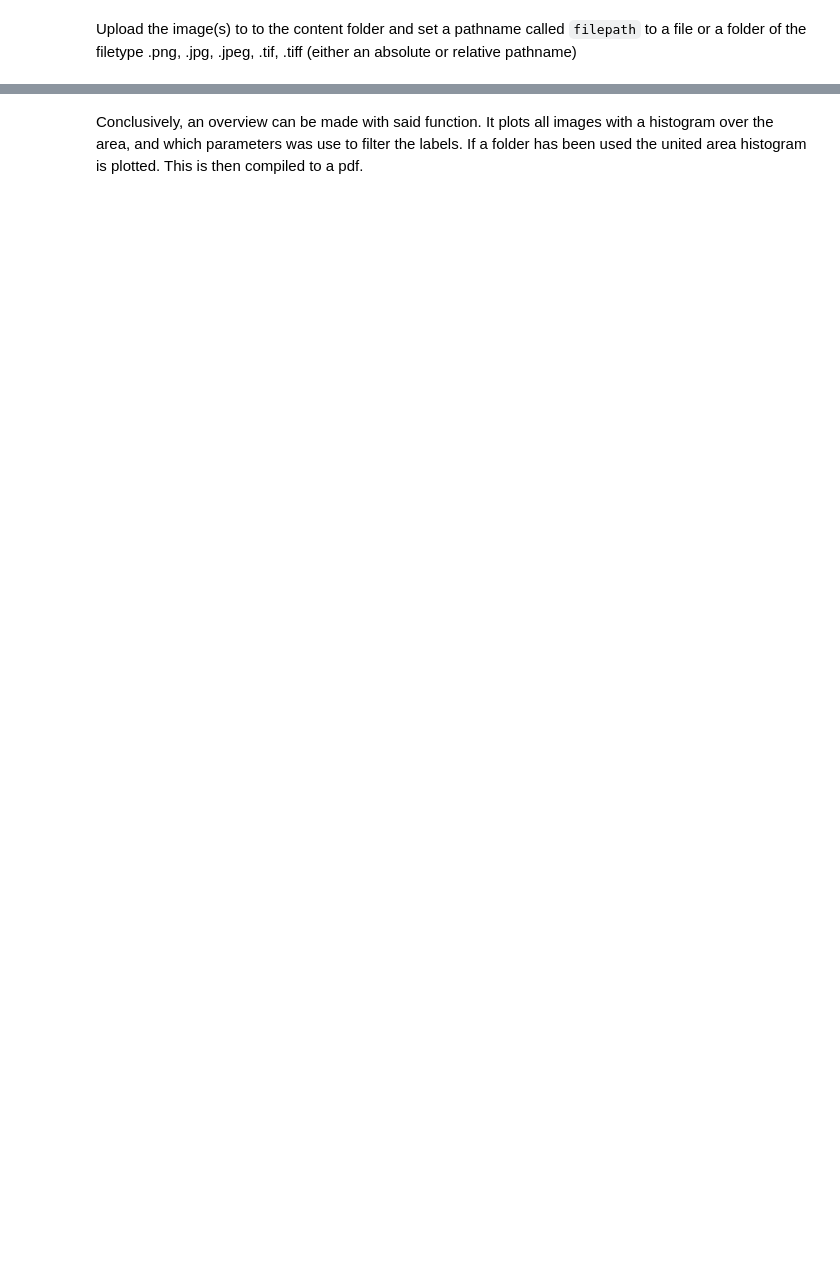
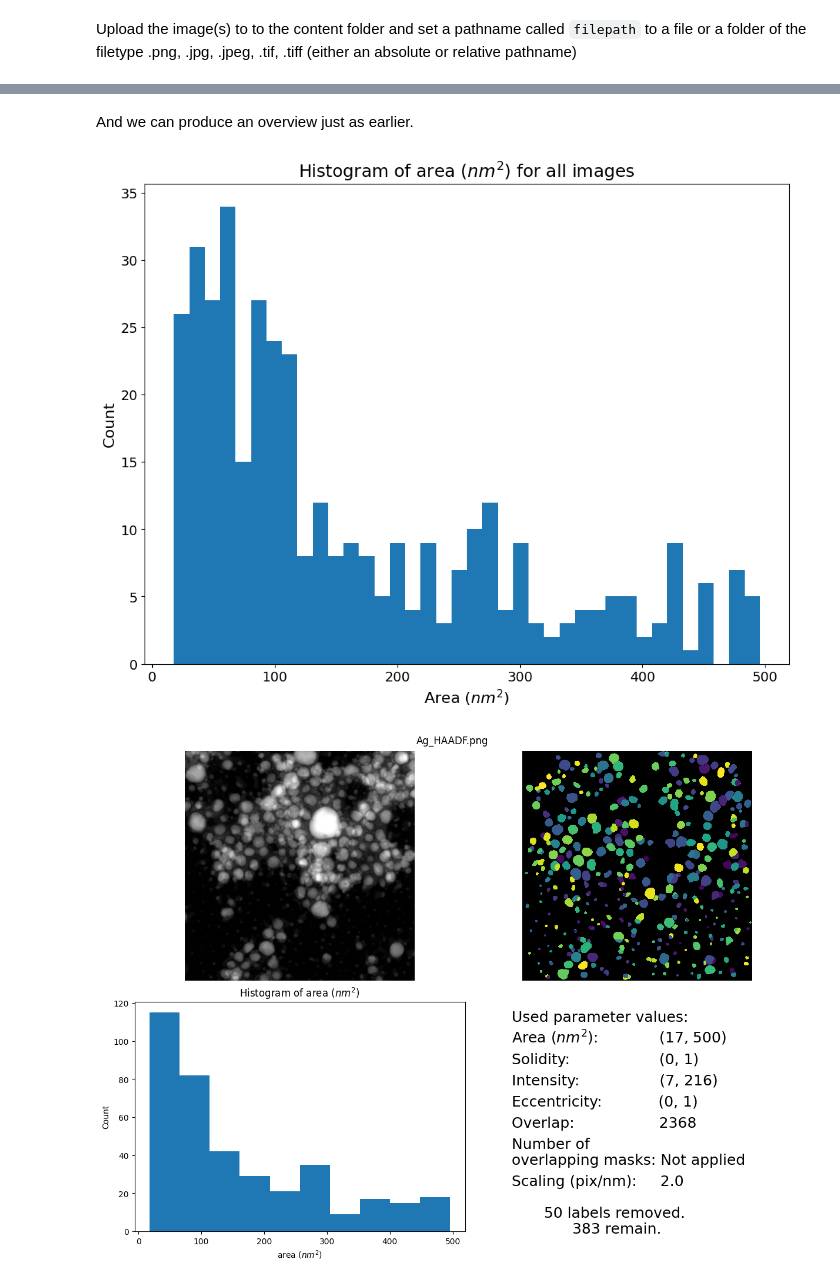
Before and after one commit to TorbenVilladsen/np-sam, a Jupyter notebook: NPSAM_GoogleColab.ipynb, the cells around one changed output, grey strips where cells are left out. Cells and saved outputs as stored; diff of their text form; code cells hidden in the pictures; blank space fills up the shorter version.

```diff
--- a/NPSAM_GoogleColab.ipynb
+++ b/NPSAM_GoogleColab.ipynb
@@ -80,2 +147,0 @@ manual_filter(filepath, conditions, image_number=1)
-# %% [markdown]
-Conclusively, an overview can be made with said function. It plots all images with a histogram over the area, and which parameters was use to filter the labels. If a folder has been used the united area histogram is plotted. This is then compiled to a pdf.
@@ -83,0 +148,8 @@ overview(filepath)
+# %% [markdown]
+And we can produce an overview just as earlier.
+# %%
+property_list = ['area']
+overview(filepath, property_list)
+# %% [output]
+[figure, added]
+[figure, added]
```
Also changed, not shown: parts of 25 cells of this notebook.
